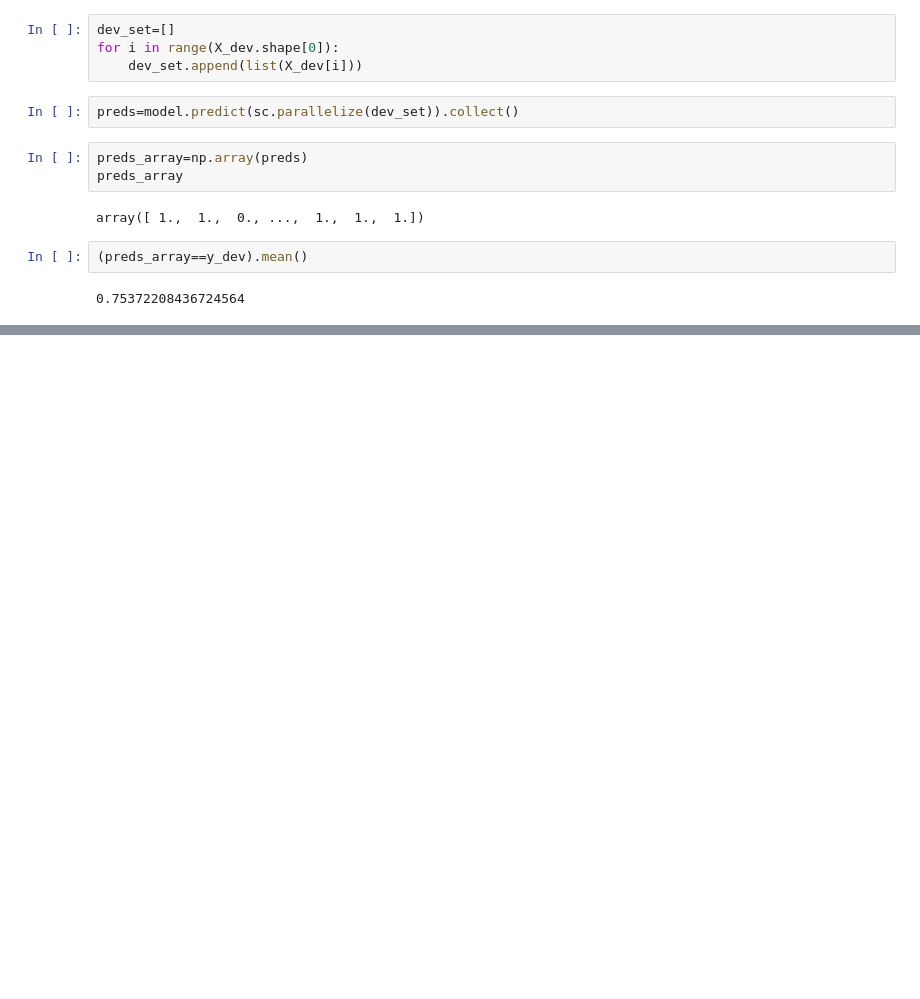
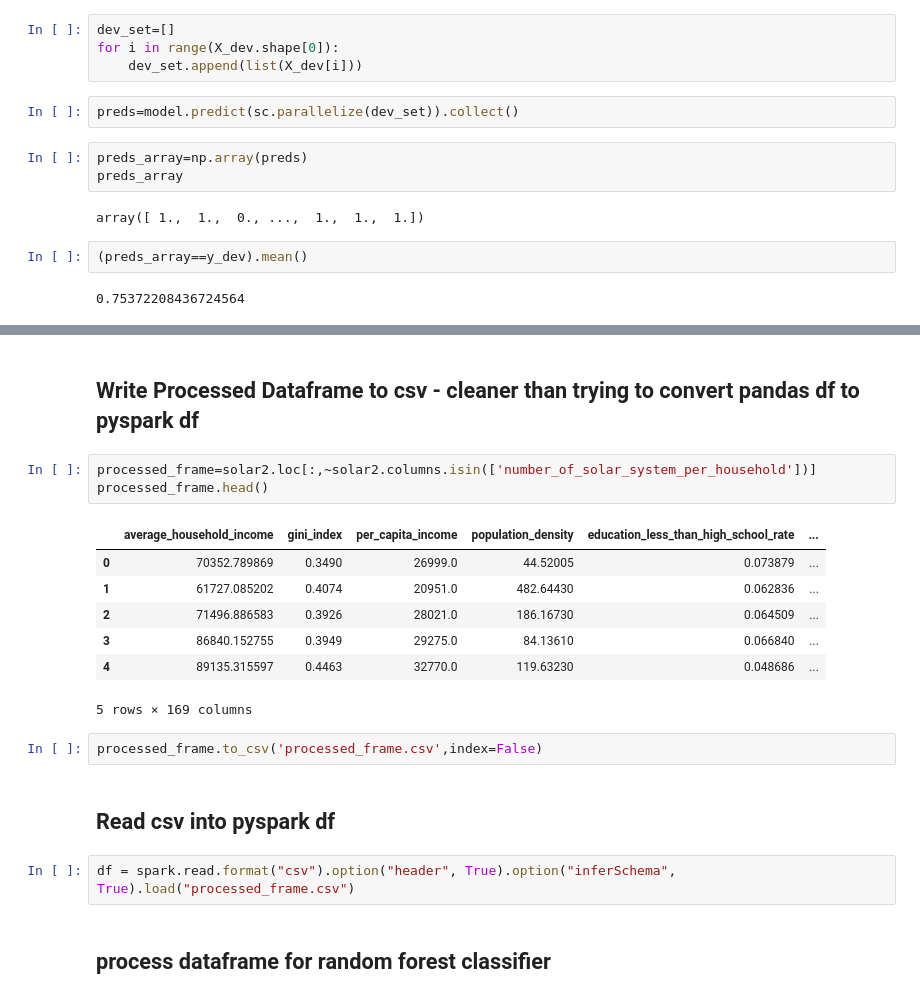
Before and after one commit to daxaurora/capstone_solarpanels, a Jupyter notebook: Modeling/deepsolar - mllib test.ipynb, the cells around one changed output, grey strips where cells are left out. Saved outputs shown, nothing was run; the diff lists cells and outputs as text; blank space fills up the shorter version.

```diff
--- a/Modeling/deepsolar - mllib test.ipynb
+++ b/Modeling/deepsolar - mllib test.ipynb
@@ -135,0 +152,21 @@ array([ 1.,  1.,  0., ...,  1.,  1.,  1.])
+# %% [markdown]
+## Write Processed Dataframe to csv - cleaner than trying to convert pandas df to pyspark df
+# %%
+processed_frame=solar2.loc[:,~solar2.columns.isin(['number_of_solar_system_per_household'])]
+processed_frame.head()
+# %% [output]
+|  | average_household_income | gini_index | per_capita_income | population_density | education_less_than_high_school_rate | ... |
+| 0 | 70352.789869 | 0.3490 | 26999.0 | 44.52005 | 0.073879 | ... |
+| 1 | 61727.085202 | 0.4074 | 20951.0 | 482.64430 | 0.062836 | ... |
+| 2 | 71496.886583 | 0.3926 | 28021.0 | 186.16730 | 0.064509 | ... |
+| 3 | 86840.152755 | 0.3949 | 29275.0 | 84.13610 | 0.066840 | ... |
+| 4 | 89135.315597 | 0.4463 | 32770.0 | 119.63230 | 0.048686 | ... |
+5 rows × 169 columns
+# %%
+processed_frame.to_csv('processed_frame.csv',index=False)
+# %% [markdown]
+## Read csv into pyspark df
+# %%
+df = spark.read.format("csv").option("header", True).option("inferSchema", True).load("processed_frame.csv")
+# %% [markdown]
+## process dataframe for random forest classifier
```
Also changed, not shown: parts of 28 cells of this notebook.
